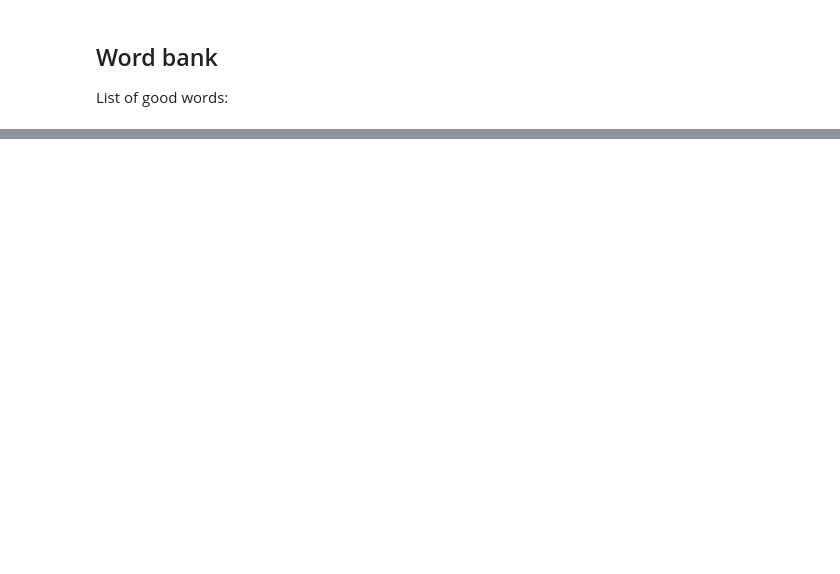
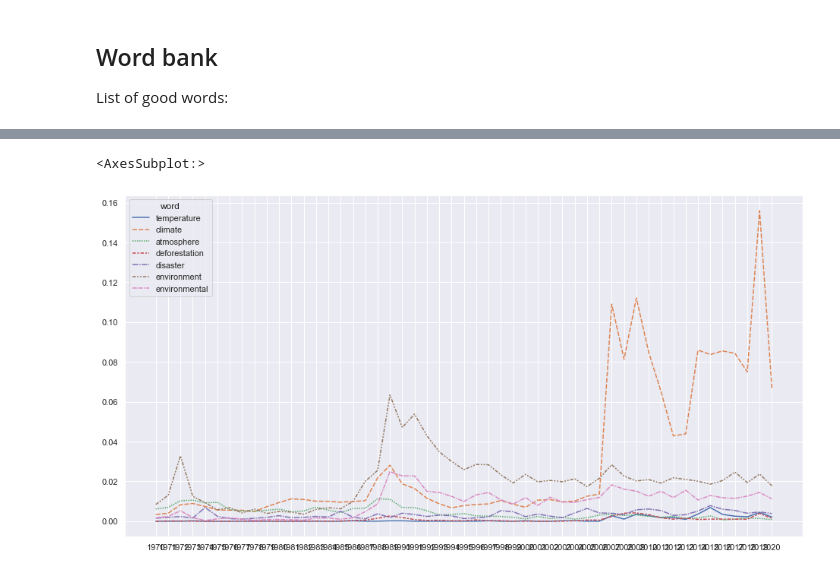
Before and after one commit to agnivchtj/UN-Debate-Corpus, a Jupyter notebook: UN Debates, World Happiness and International Trade.ipynb, the cells around one changed output, grey strips where cells are left out. Drawn from its saved outputs; the diff is of its cells as text; code cells hidden in the pictures; blank space fills up the shorter version.

```diff
--- a/UN Debates, World Happiness and International Trade.ipynb
+++ b/UN Debates, World Happiness and International Trade.ipynb
@@ -180,0 +221,10 @@ Decommissioning
+# %%
+filter_var = 0.04
+filtered_freq_df = freq_df.loc[(freq_df.sum(axis=1) >= filter_var)]
+
+sns.set(rc={'figure.figsize':(16,8.27)})
+sns.lineplot(data=filtered_freq_df.T)
+# plt.legend([],[], frameon=False)
+# %% [output]
+<AxesSubplot:>
+[figure, added]
```
Also changed, not shown: parts of 7 cells of this notebook, 2 other files.
